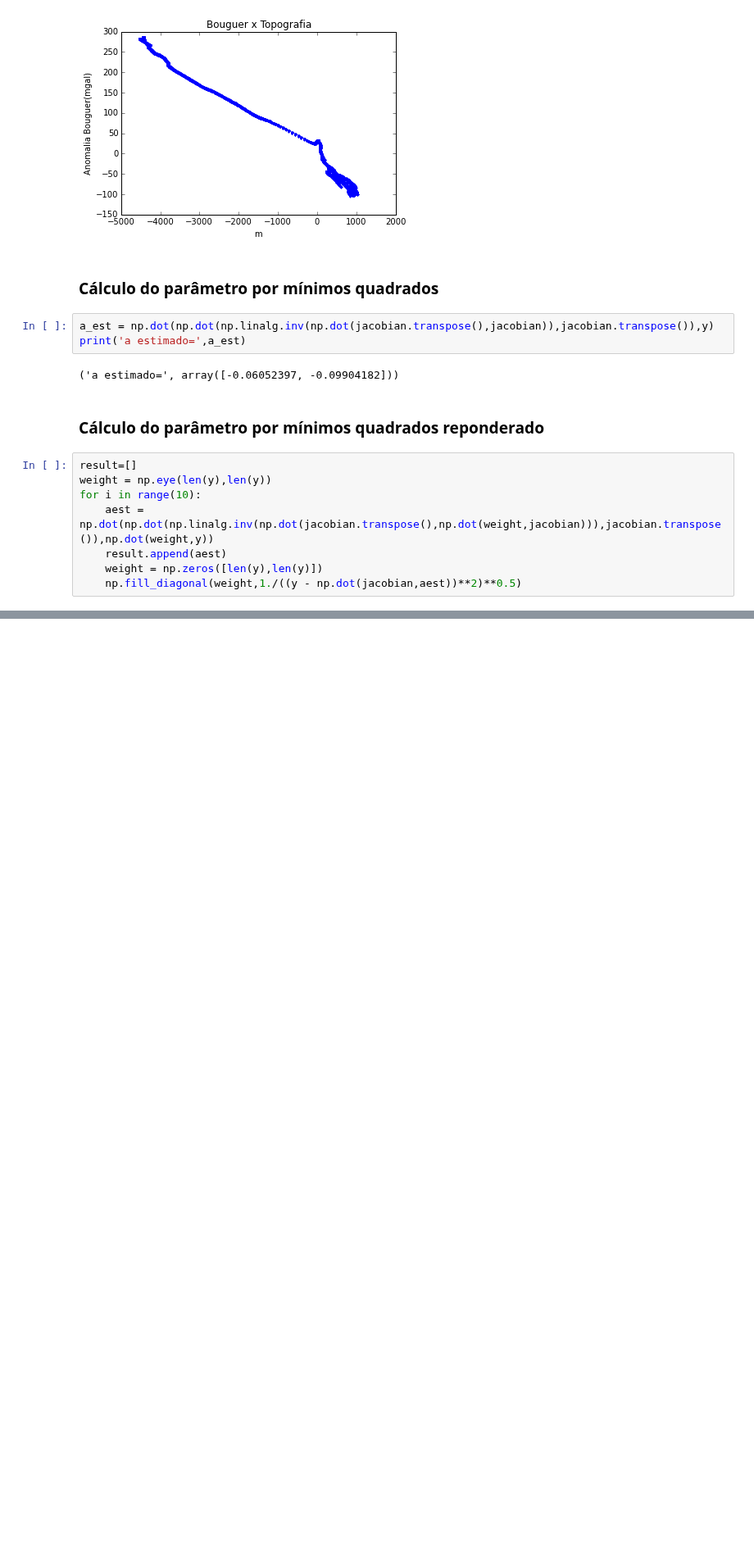
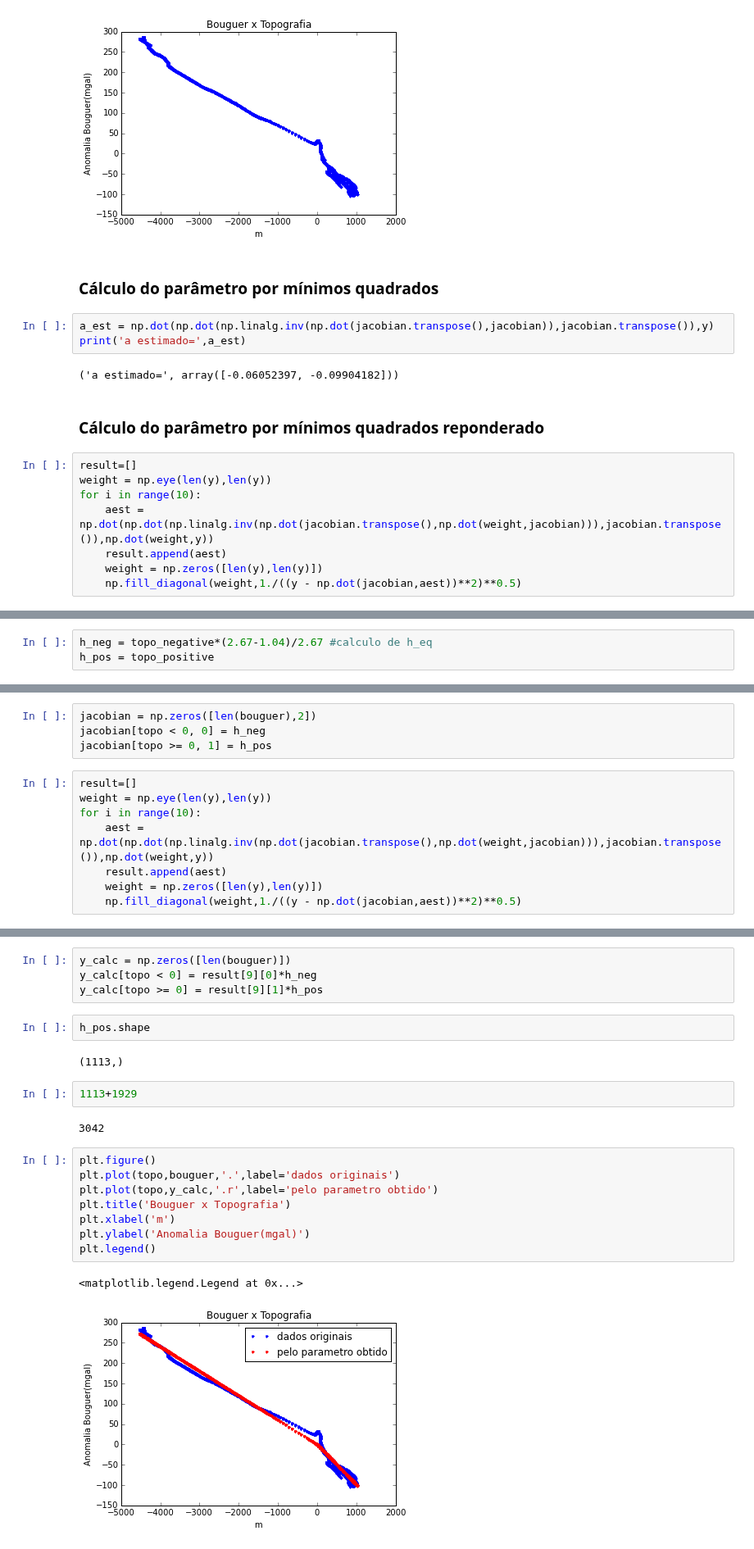
Before and after one commit to victortxa/grav-fitting-study, a Jupyter notebook: calculation_with_real_data.ipynb, the cells around one changed output, grey strips where cells are left out. Shown at 82% size. Saved outputs shown, nothing was run; the diff lists cells and outputs as text; blank space fills up the shorter version.

```diff
--- a/calculation_with_real_data.ipynb
+++ b/calculation_with_real_data.ipynb
@@ -99,0 +103,3 @@ for i in range(10):
+# %%
+h_neg = topo_negative*(2.67-1.04)/2.67 #calculo de h_eq
+h_pos = topo_positive
@@ -100,3 +114,15 @@ for i in range(10):
+# %%
+jacobian = np.zeros([len(bouguer),2])
+jacobian[topo < 0, 0] = h_neg
+jacobian[topo >= 0, 1] = h_pos
+# %%
+result=[]
+weight = np.eye(len(y),len(y))
+for i in range(10):
+    aest = np.dot(np.dot(np.linalg.inv(np.dot(jacobian.transpose(),np.dot(weight,jacobian))),jacobian.transpose()),np.dot(weight,y))
+    result.append(aest)
+    weight = np.zeros([len(y),len(y)])
+    np.fill_diagonal(weight,1./((y - np.dot(jacobian,aest))**2)**0.5)
 # %%
 result
 # %% [output]
@@ -112,0 +139,23 @@ result
+# %%
+y_calc = np.zeros([len(bouguer)])
+y_calc[topo < 0] = result[9][0]*h_neg
+y_calc[topo >= 0] = result[9][1]*h_pos
+# %%
+h_pos.shape
+# %% [output]
+(1113,)
+# %%
+1113+1929
+# %% [output]
+3042
+# %%
+plt.figure()
+plt.plot(topo,bouguer,'.',label='dados originais')
+plt.plot(topo,y_calc,'.r',label='pelo parametro obtido')
+plt.title('Bouguer x Topografia')
+plt.xlabel('m')
+plt.ylabel('Anomalia Bouguer(mgal)')
+plt.legend()
+# %% [output]
+<matplotlib.legend.Legend at 0x...>
+[figure, added]
```
Also changed, not shown: parts of 28 cells of this notebook.
